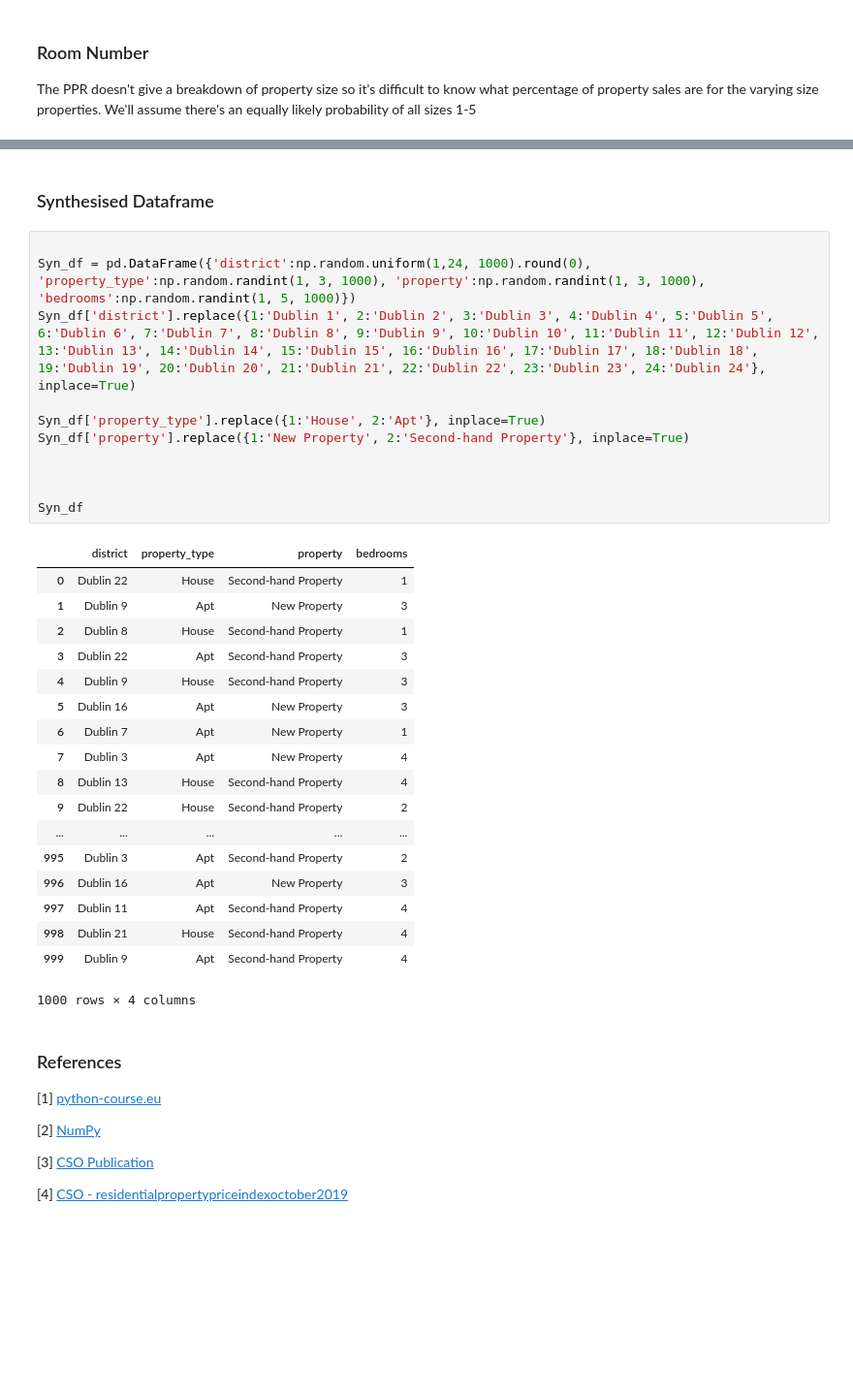
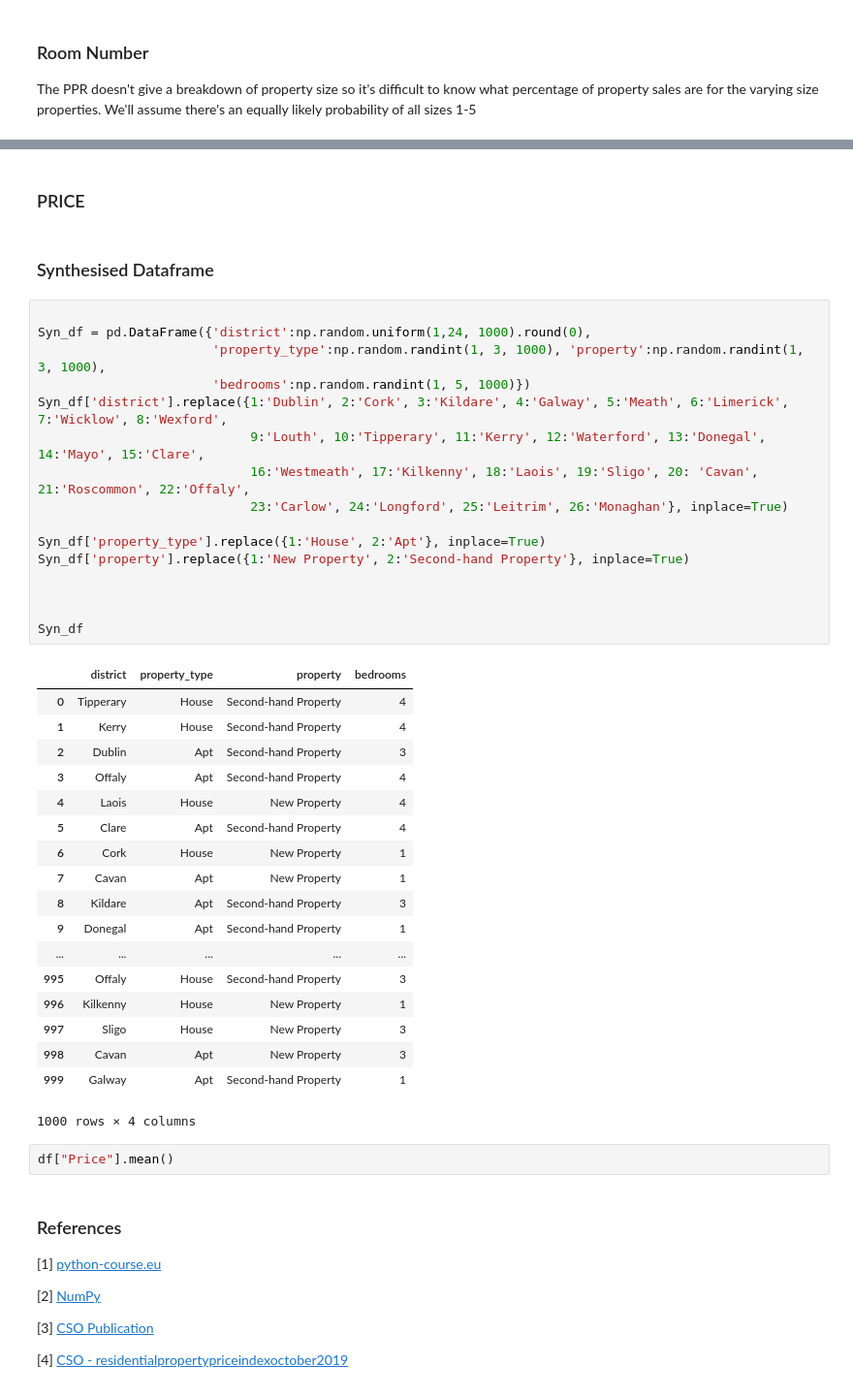
Before and after one commit to edelcorcoran/PDA-Project-, a Jupyter notebook: PDA Project.ipynb, the cells around one changed output, grey strips where cells are left out. Shown: that part at 97% size. Drawn from its saved outputs; the diff is of its cells as text; blank space fills up the shorter version.

```diff
--- a/PDA Project.ipynb
+++ b/PDA Project.ipynb
@@ -499,35 +408,44 @@ Number of Unique Values for Bedroom #:
+# %% [markdown]
+### PRICE
 # %% [markdown]
 ### Synthesised Dataframe
 # %%
 
-Syn_df = pd.DataFrame({'district':np.random.uniform(1,24, 1000).round(0), 'property_type':np.random.randint(1, 3, 1000), 'property':np.random.randint(1, 3, 1000), 'bedrooms':np.random.randint(1, 5, 1000)})
-Syn_df['district'].replace({1:'Dublin 1', 2:'Dublin 2', 3:'Dublin 3', 4:'Dublin 4', 5:'Dublin 5', 6:'Dublin 6', 7:'Dublin 7', 8:'Dublin 8', 9:'Dublin 9', 10:'Dublin 10', 11:'Dublin 11', 12:'Dublin 12', 13:'Dublin 13', 14:'Dublin 14', 15:'Dublin 15', 16:'Dublin 16', 17:'Dublin 17', 18:'Dublin 18', 19:'Dublin 19', 20:'Dublin 20', 21:'Dublin 21', 22:'Dublin 22', 23:'Dublin 23', 24:'Dublin 24'}, inplace=True)
+Syn_df = pd.DataFrame({'district':np.random.uniform(1,24, 1000).round(0),
+                       'property_type':np.random.randint(1, 3, 1000), 'property':np.random.randint(1, 3, 1000),
+                       'bedrooms':np.random.randint(1, 5, 1000)})
+Syn_df['district'].replace({1:'Dublin', 2:'Cork', 3:'Kildare', 4:'Galway', 5:'Meath', 6:'Limerick', 7:'Wicklow', 8:'Wexford',
+                            9:'Louth', 10:'Tipperary', 11:'Kerry', 12:'Waterford', 13:'Donegal', 14:'Mayo', 15:'Clare',
+                            16:'Westmeath', 17:'Kilkenny', 18:'Laois', 19:'Sligo', 20: 'Cavan', 21:'Roscommon', 22:'Offaly',
+                            23:'Carlow', 24:'Longford', 25:'Leitrim', 26:'Monaghan'}, inplace=True)
 
 Syn_df['property_type'].replace({1:'House', 2:'Apt'}, inplace=True)
 Syn_df['property'].replace({1:'New Property', 2:'Second-hand Property'}, inplace=True)
 
 
 
 Syn_df
 # %% [output]
 |  | district | property_type | property | bedrooms |
-| 0 | Dublin 22 | House | Second-hand Property | 1 |
-| 1 | Dublin 9 | Apt | New Property | 3 |
-| 2 | Dublin 8 | House | Second-hand Property | 1 |
-| 3 | Dublin 22 | Apt | Second-hand Property | 3 |
-| 4 | Dublin 9 | House | Second-hand Property | 3 |
-| 5 | Dublin 16 | Apt | New Property | 3 |
-| 6 | Dublin 7 | Apt | New Property | 1 |
-| 7 | Dublin 3 | Apt | New Property | 4 |
-| 8 | Dublin 13 | House | Second-hand Property | 4 |
-| 9 | Dublin 22 | House | Second-hand Property | 2 |
+| 0 | Tipperary | House | Second-hand Property | 4 |
+| 1 | Kerry | House | Second-hand Property | 4 |
+| 2 | Dublin | Apt | Second-hand Property | 3 |
+| 3 | Offaly | Apt | Second-hand Property | 4 |
+| 4 | Laois | House | New Property | 4 |
+| 5 | Clare | Apt | Second-hand Property | 4 |
+| 6 | Cork | House | New Property | 1 |
+| 7 | Cavan | Apt | New Property | 1 |
+| 8 | Kildare | Apt | Second-hand Property | 3 |
+| 9 | Donegal | Apt | Second-hand Property | 1 |
 | ... | ... | ... | ... | ... |
-| 995 | Dublin 3 | Apt | Second-hand Property | 2 |
-| 996 | Dublin 16 | Apt | New Property | 3 |
-| 997 | Dublin 11 | Apt | Second-hand Property | 4 |
-| 998 | Dublin 21 | House | Second-hand Property | 4 |
-| 999 | Dublin 9 | Apt | Second-hand Property | 4 |
+| 995 | Offaly | House | Second-hand Property | 3 |
+| 996 | Kilkenny | House | New Property | 1 |
+| 997 | Sligo | House | New Property | 3 |
+| 998 | Cavan | Apt | New Property | 3 |
+| 999 | Galway | Apt | Second-hand Property | 1 |
 1000 rows × 4 columns
+# %%
+df["Price"].mean()
 # %% [markdown]
 ### References
 
```
Also changed, not shown: parts of 19 cells of this notebook.
